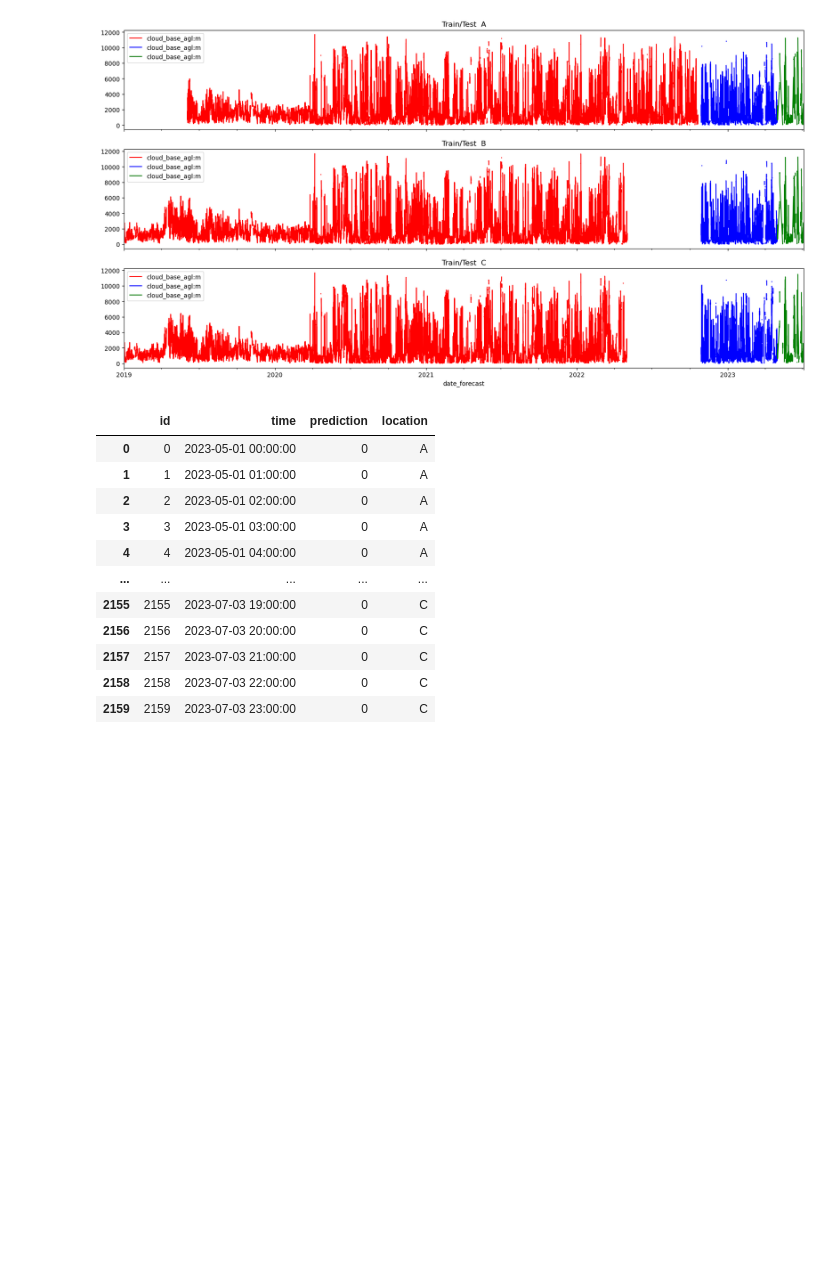
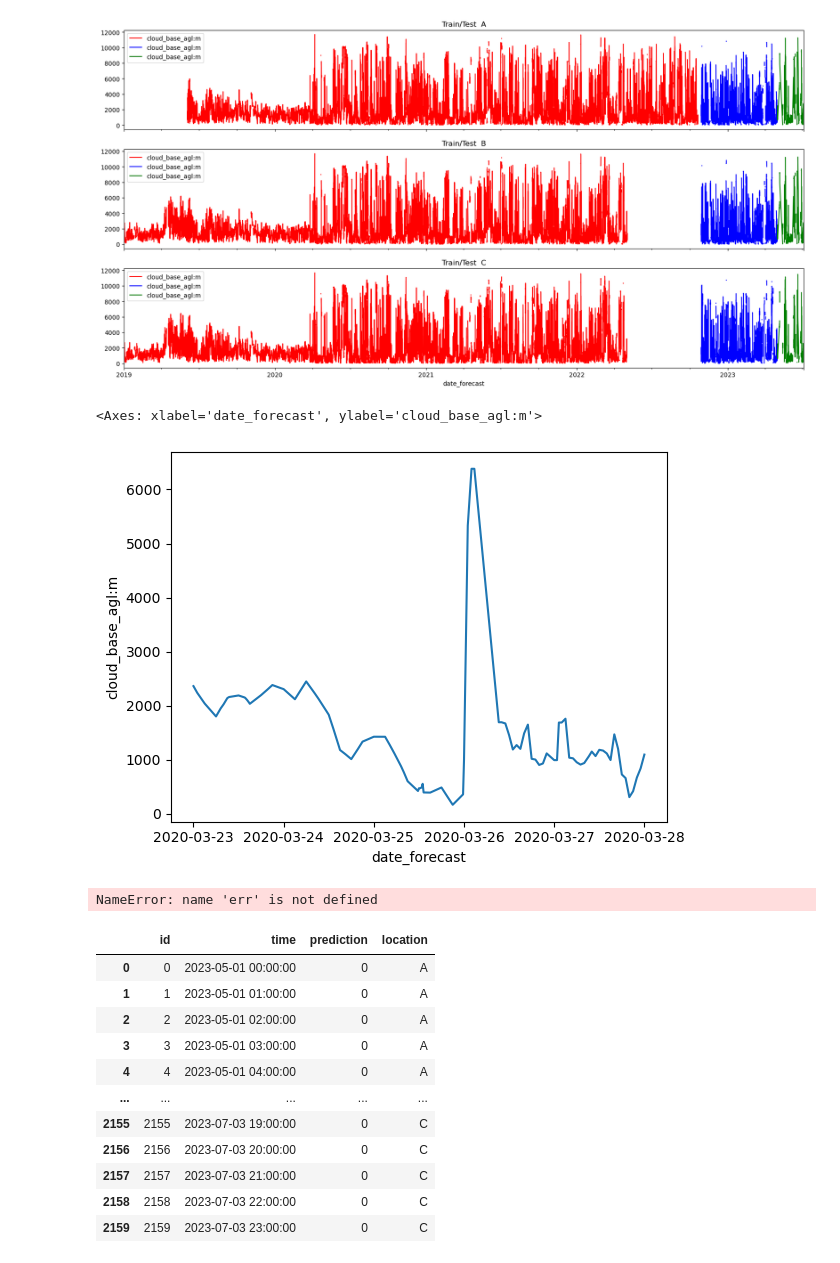
Before and after one commit to CristianoGambirasio/MLProjectNTNU, a Jupyter notebook: read_files.ipynb, the cells around one changed output. Saved outputs shown, nothing was run; the diff lists cells and outputs as text; code cells hidden in the pictures; blank space fills up the shorter version.

```diff
--- a/read_files.ipynb
+++ b/read_files.ipynb
@@ -67,6 +67,20 @@ X_test_estimated_c[['date_forecast', feature_name]].set_index('date_forecast').p
 # %% [output]
 <Axes: title={'center': 'Train/Test  C'}, xlabel='date_forecast'>
 [figure]
+# %%
+import seaborn as sns
+sns.lineplot(
+    data=X_train_observed_a[X_train_observed_a['date_forecast'].between('2020-03-23','2020-03-28')],
+    x='date_forecast',
+    y='cloud_base_agl:m'
+    )
+# %% [output]
+<Axes: xlabel='date_forecast', ylabel='cloud_base_agl:m'>
+[figure, added]
+# %%
+err
+# %% [output]
+NameError: name 'err' is not defined
 # %%
 test = pd.read_csv('test.csv')
 test
```
Also changed, not shown: parts of 1 cell of this notebook, 13 other files.
